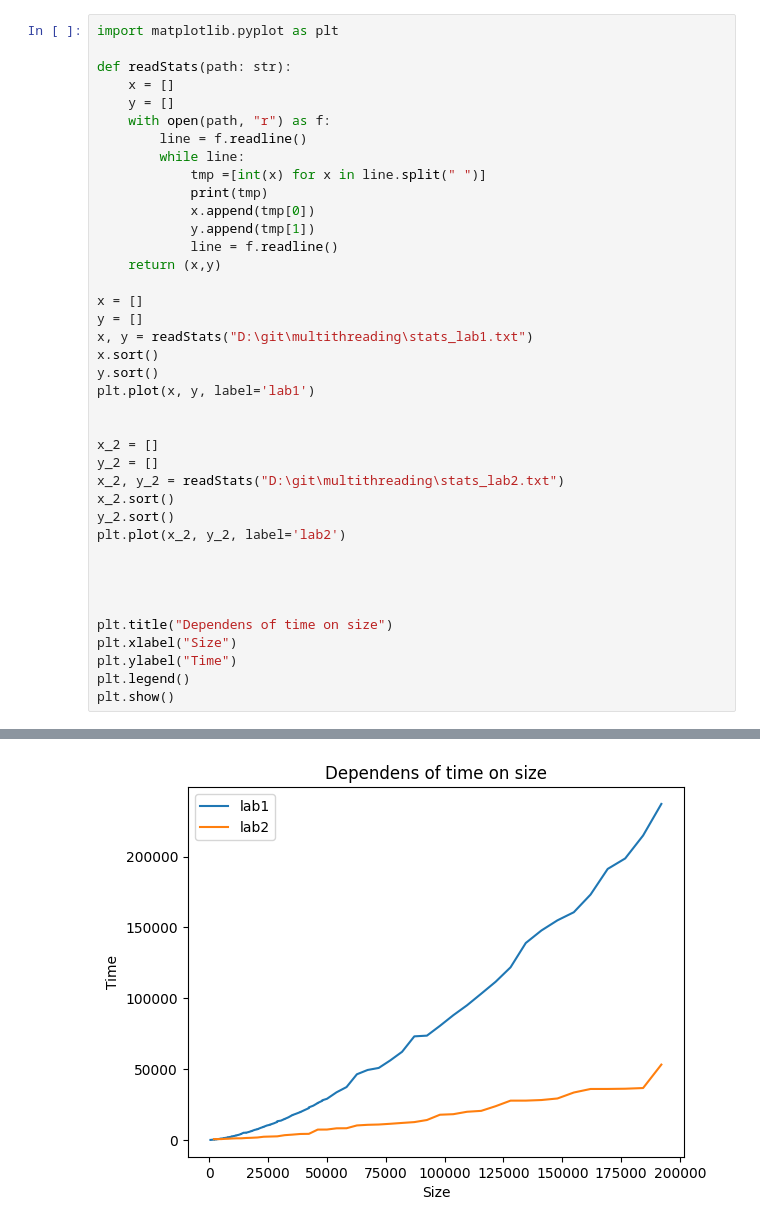
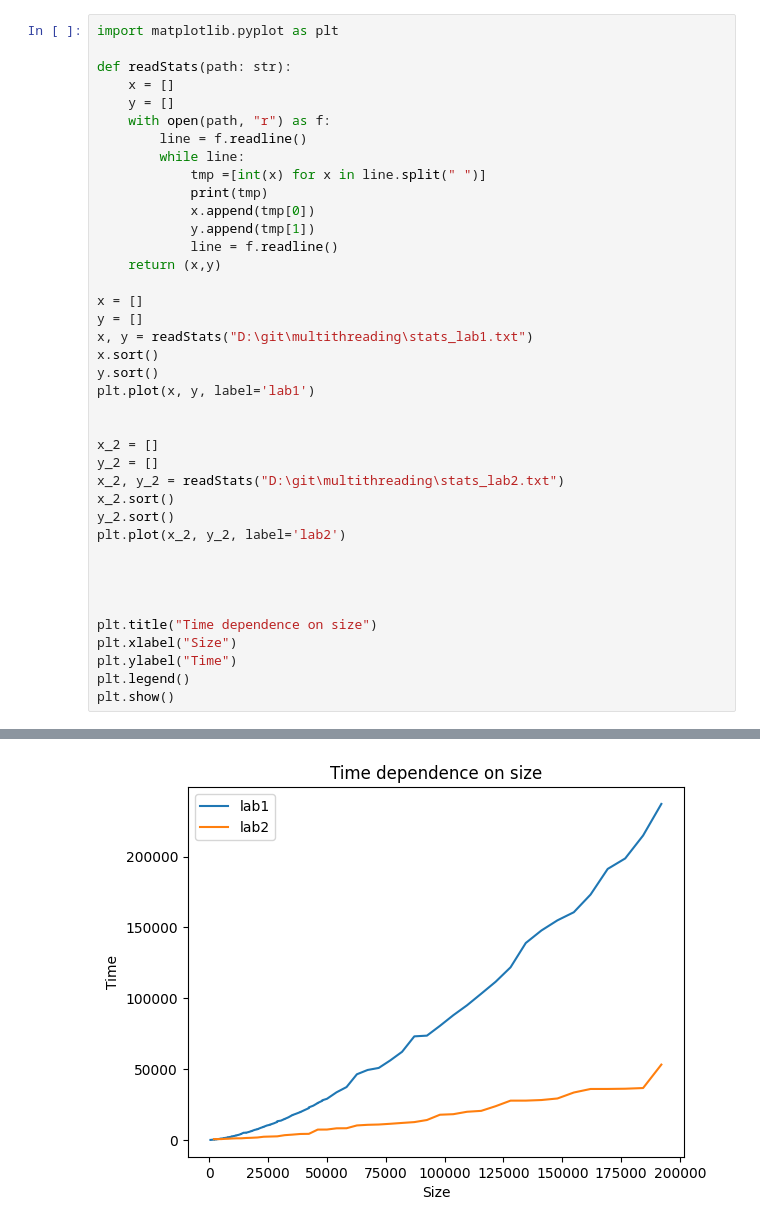
Before and after one commit to c0de1sl1fe/multithreading, a Jupyter notebook: lab2/graph.ipynb, the cells around one changed output, grey strips where cells are left out. Cells and saved outputs as stored; diff of their text form.

```diff
--- a/lab2/graph.ipynb
+++ b/lab2/graph.ipynb
@@ -27,32 +27,32 @@ y_2 = []
 x_2, y_2 = readStats("D:\git\multithreading\stats_lab2.txt")
 x_2.sort()
 y_2.sort()
 plt.plot(x_2, y_2, label='lab2')
 
 
 
 
-plt.title("Dependens of time on size")
+plt.title("Time dependence on size")
 plt.xlabel("Size")
 plt.ylabel("Time")
 plt.legend()
 plt.show()
 # %% [output]
 [48020, 27818]
 [500, 44]
 [720, 54]
 [980, 120]
 [1280, 158]
 [1620, 213]
 [2000, 241]
 [2420, 329]
 [2880, 412]
 [3380, 544]
 [3920, 660]
 [4500, 840]
 ... (121 lines left out)
 [169280, 36018]
 [176720, 33502]
 [184320, 36002]
 [192080, 53206]
-[figure, old version]
+[figure, new version]
```
Also changed, not shown: 2 other files.
